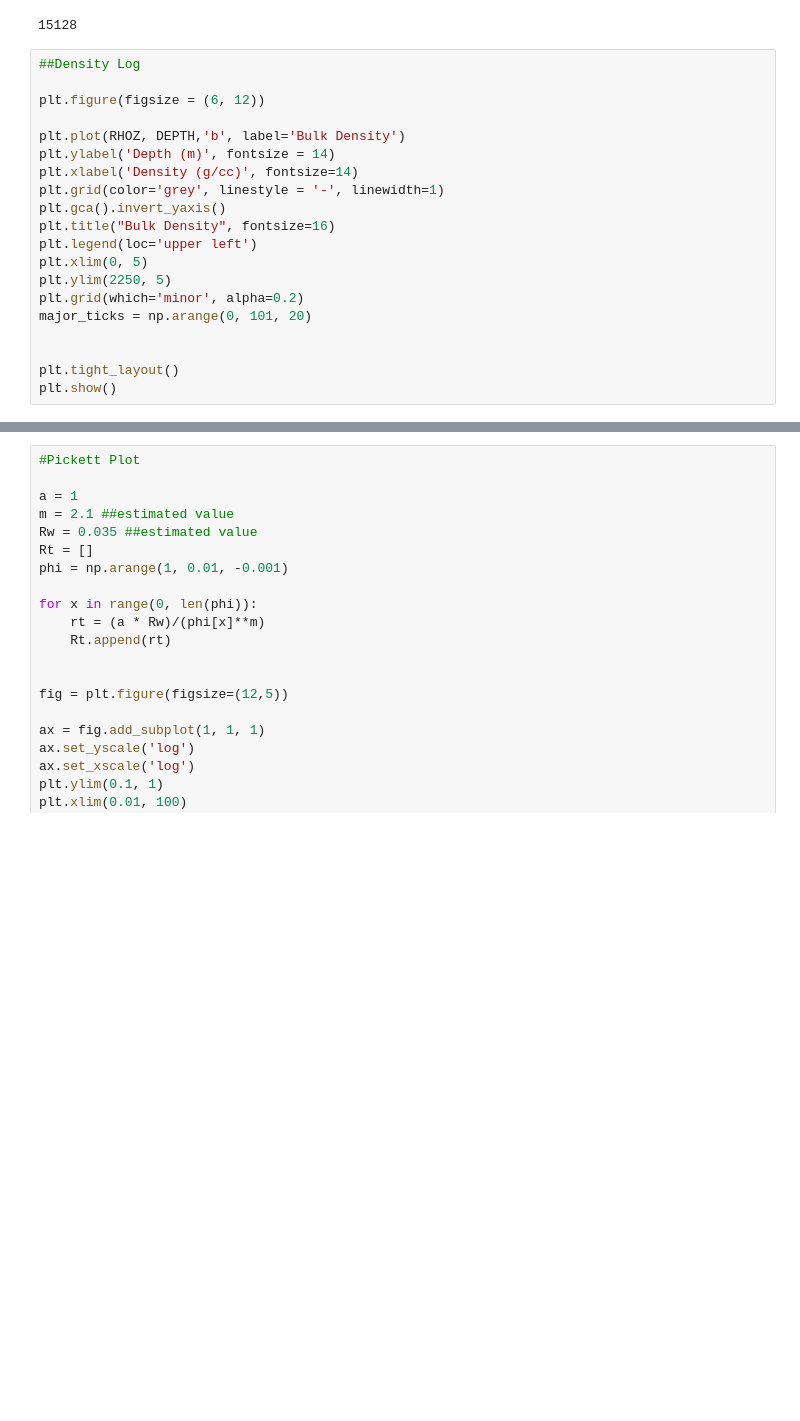
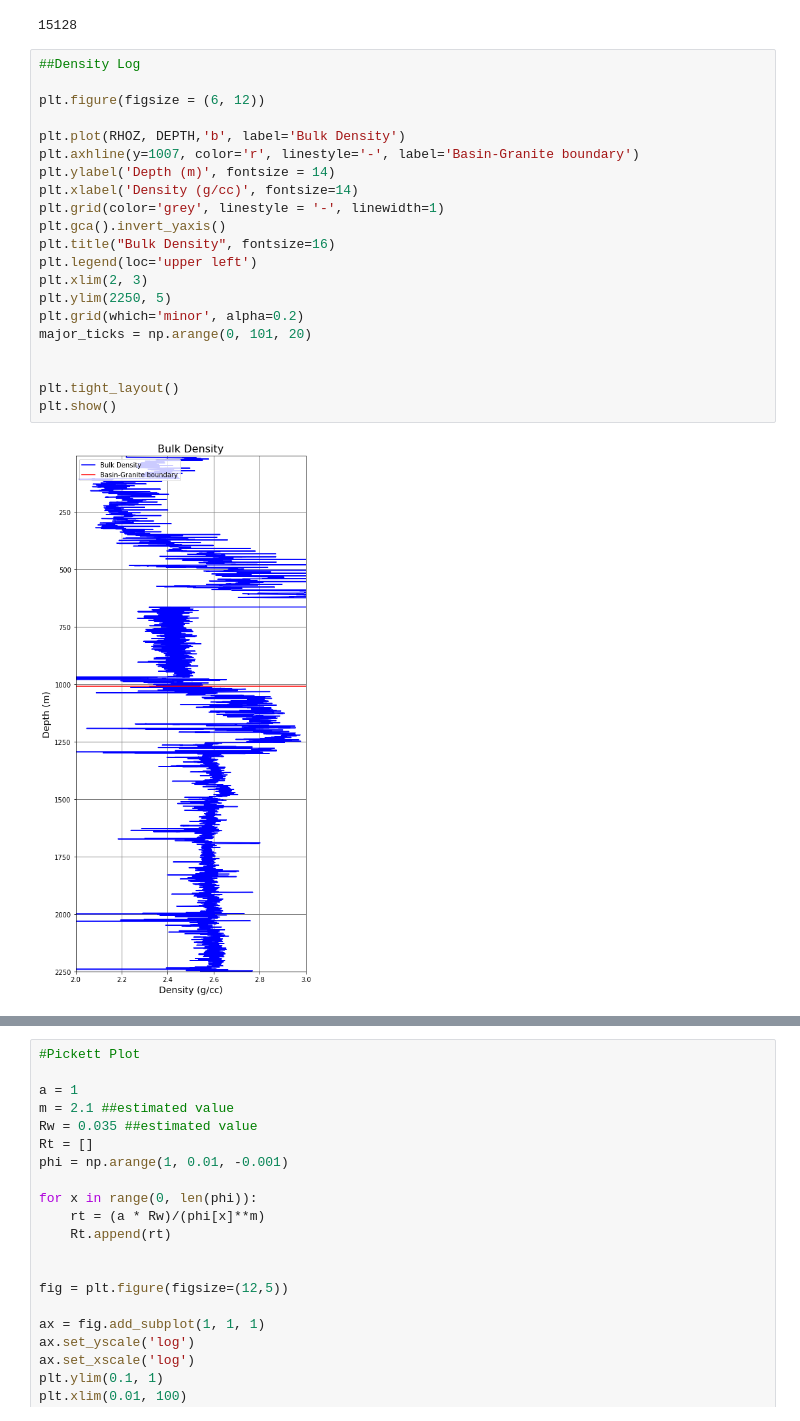
Before and after one commit to OpenGeoVis/GeothermalDesignChallenge, a Jupyter notebook: codebooks/well_data/58-32/5832_logs.ipynb, the cells around one changed output, grey strips where cells are left out. Saved outputs shown, nothing was run; the diff lists cells and outputs as text; blank space fills up the shorter version.

```diff
--- a/codebooks/well_data/58-32/5832_logs.ipynb
+++ b/codebooks/well_data/58-32/5832_logs.ipynb
@@ -112,21 +113,24 @@ print(len(DEPTH))
 # %%
 ##Density Log
 
 plt.figure(figsize = (6, 12))
 
 plt.plot(RHOZ, DEPTH,'b', label='Bulk Density')
+plt.axhline(y=1007, color='r', linestyle='-', label='Basin-Granite boundary')
 plt.ylabel('Depth (m)', fontsize = 14)
 plt.xlabel('Density (g/cc)', fontsize=14)
 plt.grid(color='grey', linestyle = '-', linewidth=1)
 plt.gca().invert_yaxis()
 plt.title("Bulk Density", fontsize=16)
 plt.legend(loc='upper left')
-plt.xlim(0, 5)
+plt.xlim(2, 3)
 plt.ylim(2250, 5)
 plt.grid(which='minor', alpha=0.2)
 major_ticks = np.arange(0, 101, 20)
 
 
 plt.tight_layout()
 plt.show()
+# %% [output]
+[figure, added]
 # %%
```
Also changed, not shown: parts of 7 cells of this notebook, 5 other files.
